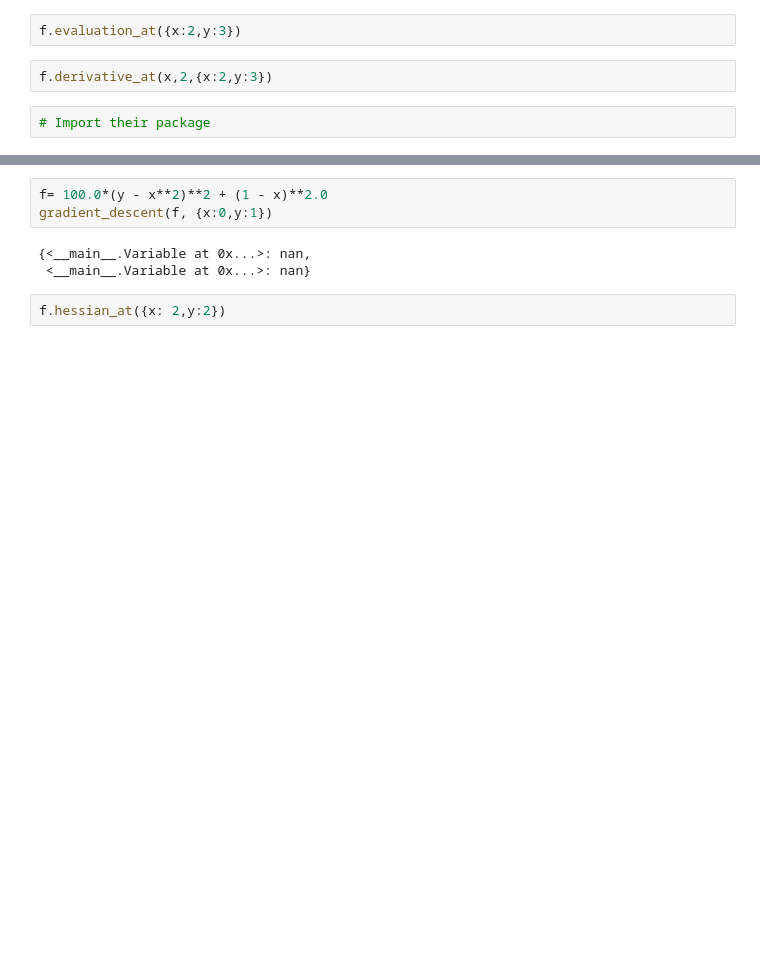
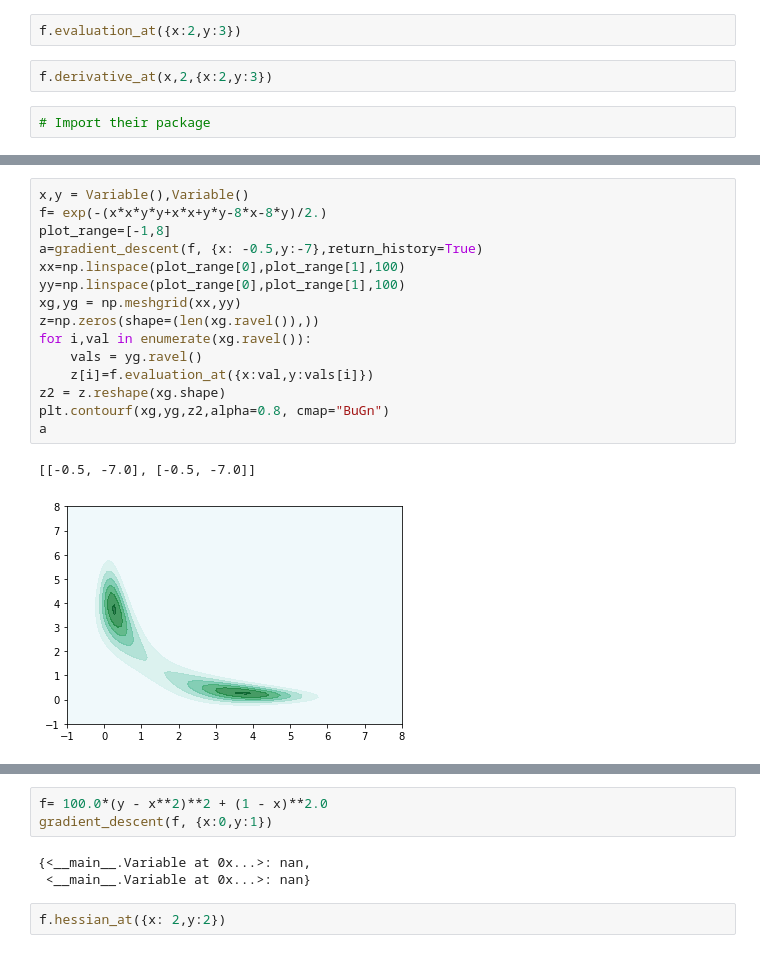
Before and after one commit to D-F-Y-S/cs207-FinalProject, a Jupyter notebook: code_explore/central_data_structure.ipynb, the cells around one changed output, grey strips where cells are left out. Drawn from its saved outputs; the diff is of its cells as text; blank space fills up the shorter version.

```diff
--- a/code_explore/central_data_structure.ipynb
+++ b/code_explore/central_data_structure.ipynb
@@ -790,0 +848,18 @@ gradient_descent(f, {x: -1,y:2})
+# %%
+x,y = Variable(),Variable()
+f= exp(-(x*x*y*y+x*x+y*y-8*x-8*y)/2.)
+plot_range=[-1,8]
+a=gradient_descent(f, {x: -0.5,y:-7},return_history=True)
+xx=np.linspace(plot_range[0],plot_range[1],100)
+yy=np.linspace(plot_range[0],plot_range[1],100)
+xg,yg = np.meshgrid(xx,yy)
+z=np.zeros(shape=(len(xg.ravel()),))
+for i,val in enumerate(xg.ravel()):
+    vals = yg.ravel()
+    z[i]=f.evaluation_at({x:val,y:vals[i]})
+z2 = z.reshape(xg.shape)
+plt.contourf(xg,yg,z2,alpha=0.8, cmap="BuGn")
+a
+# %% [output]
+[[-0.5, -7.0], [-0.5, -7.0]]
+[figure, added]
```
Also changed, not shown: parts of 6 cells of this notebook, 2 other files.
